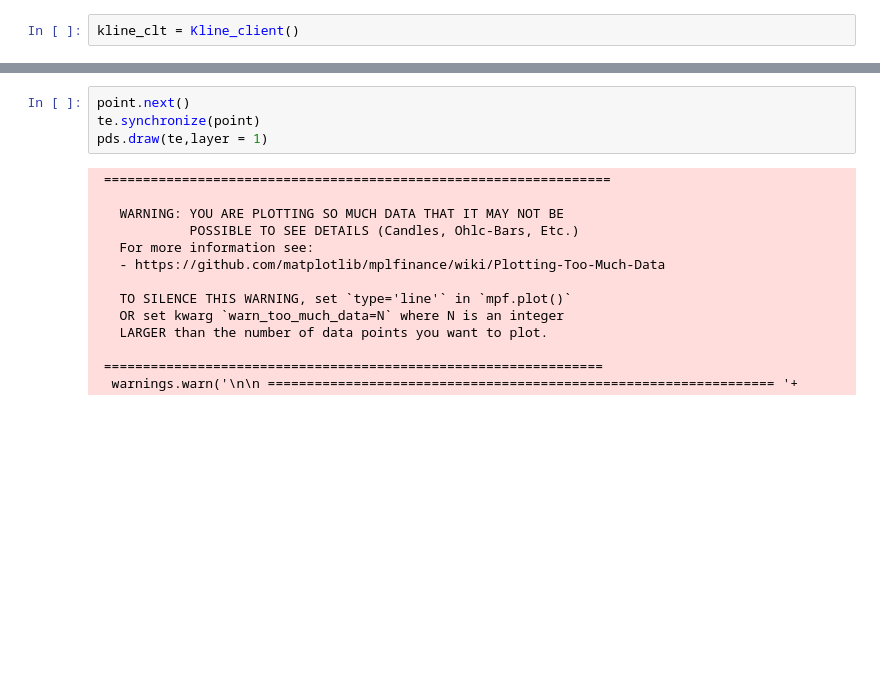
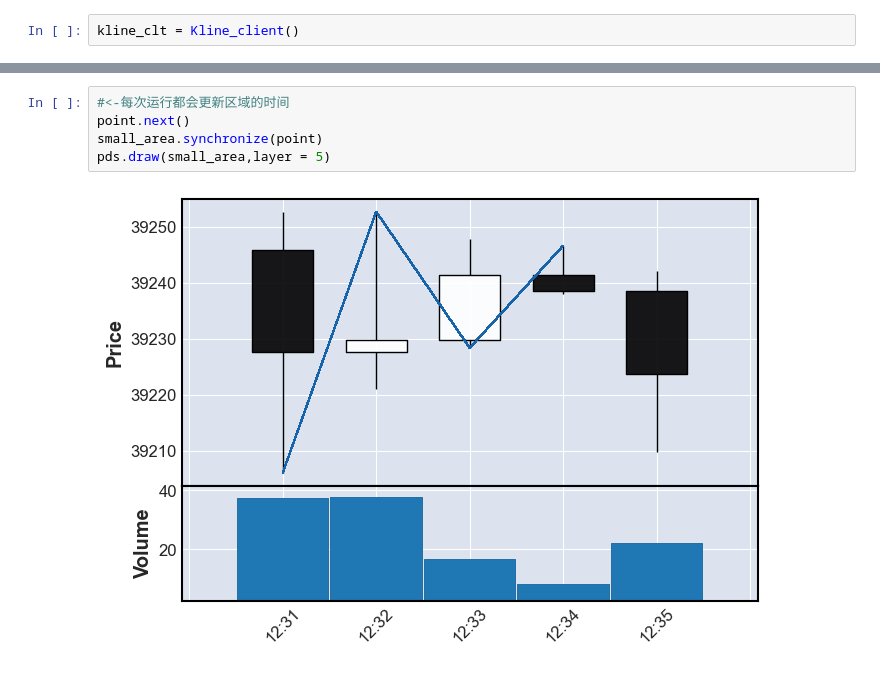
Before and after one commit to Rubii115/TrendAnalyse, a Jupyter notebook: demo.ipynb, the cells around one changed output, grey strips where cells are left out. Drawn from its saved outputs; the diff is of its cells as text; blank space fills up the shorter version.

```diff
--- a/demo.ipynb
+++ b/demo.ipynb
@@ -44,18 +210,7 @@ te = Analyse_area(begin,point,kline_clt)
 # %%
+#<-每次运行都会更新区域的时间
 point.next()
-te.synchronize(point)
-pds.draw(te,layer = 1)
+small_area.synchronize(point)
+pds.draw(small_area,layer = 5)
 # %% [output]
- =================================================================
-
-   WARNING: YOU ARE PLOTTING SO MUCH DATA THAT IT MAY NOT BE
-            POSSIBLE TO SEE DETAILS (Candles, Ohlc-Bars, Etc.)
-   For more information see:
-   - https://github.com/matplotlib/mplfinance/wiki/Plotting-Too-Much-Data
-
-   TO SILENCE THIS WARNING, set `type='line'` in `mpf.plot()`
-   OR set kwarg `warn_too_much_data=N` where N is an integer
-   LARGER than the number of data points you want to plot.
-
- ================================================================
-  warnings.warn('\n\n ================================================================= '+
+[figure, added]
```
Also changed, not shown: parts of 24 cells of this notebook, 7 other files.
